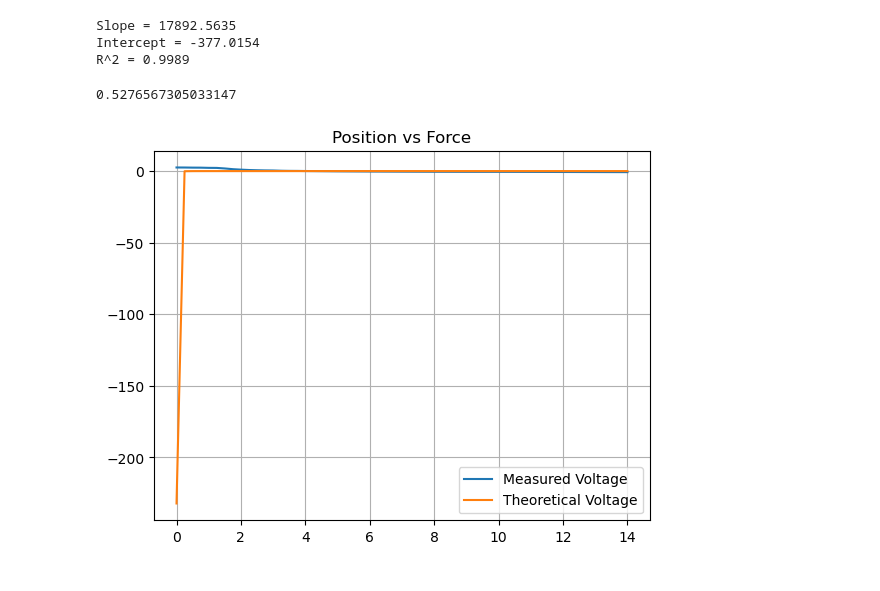
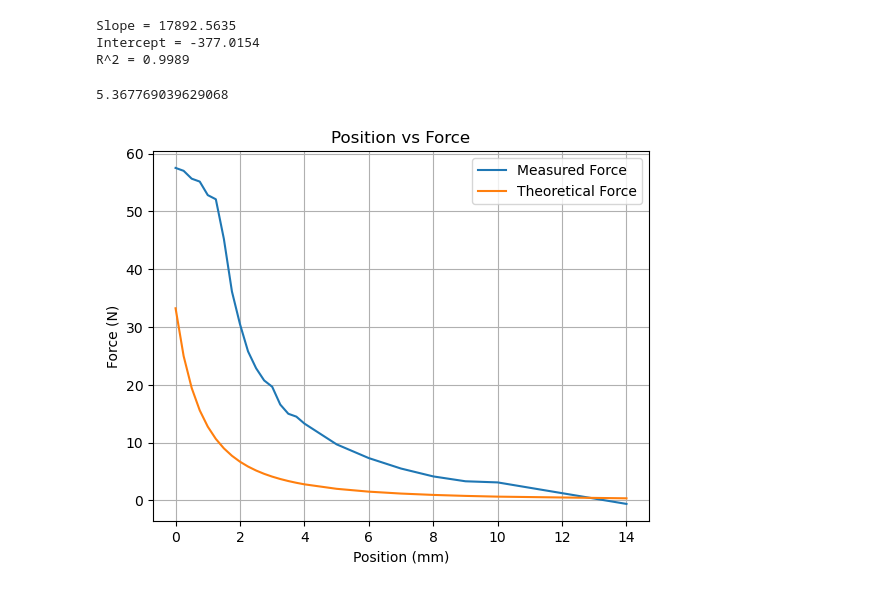
Before and after one commit to Undertaker-86/elec_343, a Jupyter notebook: data_analysis.ipynb, the cells around one changed output. Saved outputs shown, nothing was run; the diff lists cells and outputs as text; code cells hidden in the pictures.

Commit message:
fixed some graph but check k1 and k2 values with friends

```diff
--- a/data_analysis.ipynb
+++ b/data_analysis.ipynb
@@ -8,7 +8,7 @@ import polars as pl
 from pathlib import Path
 # %%
 first_task = pd.read_csv("ELEC 343 Lab 1 - 1B.csv", skiprows=1)
-first_task["plunger position (mm)"] = first_task["plunger position (mm)"]/100
+first_task["plunger position (mm)"] = (first_task["plunger position (mm)"] - first_task["plunger position (mm)"][0])/100
 first_task.head()
 # %% [output]
 |  | Measurement | plunger position (mm) | Unnamed: 2 | inductance (mH) | Z | R |
@@ -20,8 +20,8 @@ first_task.head()
 # %%
 from scipy.optimize import curve_fit
 
-x_data = first_task["plunger position (mm)"][3:-1].values
-y_data = first_task["inductance (mH)"][3:-1].values
+x_data = first_task["plunger position (mm)"][:-1].values
+y_data = first_task["inductance (mH)"][:-1].values
 
 # 2. Get L0 from the last row of the DataFrame
 L0 = first_task["inductance (mH)"].iloc[-1]
@@ -167,10 +167,10 @@ Slope = 17892.5635
 Intercept = -377.0154
 R^2 = 0.9989
 # %%
-conversion_coefficient = slope
+conversion_coefficient = slope / 1000
 friction_voltage = np.mean(ab.tail(3))
 
-friction_force = conversion_coefficient * friction_voltage
+friction_force = conversion_coefficient * friction_voltage / friction_voltage * 0.3
 # %%
 k1 = k1_fit
 k2 = k2_fit
@@ -183,33 +183,37 @@ sheet_read = []
 for sheet in sheet_name:
     read = pd.read_excel(lab_file, sheet_name = sheet, skiprows=3)
     sheet_read.append(read)
-# %%
-k2
-# %% [output]
-0.5276567305033147
+# %%
+friction_force
+# %% [output]
+5.367769039629068
 # %%
 df = pl.DataFrame(sheet_read[0])
 
-
+# df = df.with_columns(
+#     (pl.col('Position (mm/100)') / 100).alias("Position (mm)")
+# )
 df = df.with_columns(
     (pl.col("load cell voltage") * conversion_coefficient).alias("total measured force"),
-    (-k1 * (i ** 2) / (pl.col("Position (mm/100)") + k2) ** 2 / 2).alias("electromagnetic force from model"),
+    (k1 * (i ** 2) / (pl.col("Position (mm/100)")/100 + k2) ** 2 / 2).alias("electromagnetic force from model"),
 ).with_columns(
     (pl.col("total measured force") - friction_force).alias("electromagnetic force")  # Subtract friction
 )
 # %%
-position = df.select('Position (mm/100)') / 100
+position = df.select('Position (mm/100)')/100
 voltage = df.select('electromagnetic force')
 theo_voltage = df.select('electromagnetic force from model')
 
 fig, ax = plt.subplots()
-ax.plot(position, voltage, label='Measured Voltage')
-ax.plot(position, theo_voltage, label = 'Theoretical Voltage')
+ax.plot(position, voltage, label='Measured Force')
+ax.plot(position, theo_voltage, label = 'Theoretical Force')
 ax.set_title("Position vs Force")
+ax.set_ylabel("Force (N)")
+ax.set_xlabel("Position (mm)")
 ax.legend()
 plt.grid()
 # %% [output]
-[figure, old version]
+[figure, new version]
 # %%
 df_d = pl.DataFrame(sheet_read[1])
 
```
Also changed, not shown: parts of 6 cells of this notebook.
